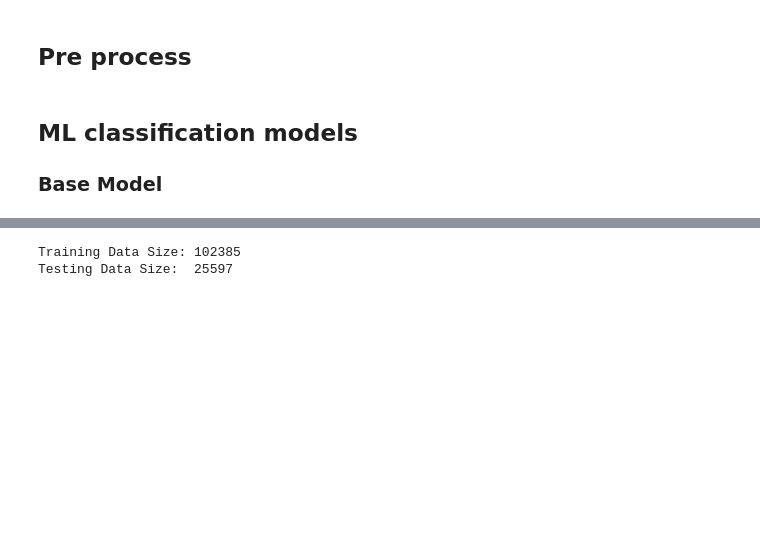
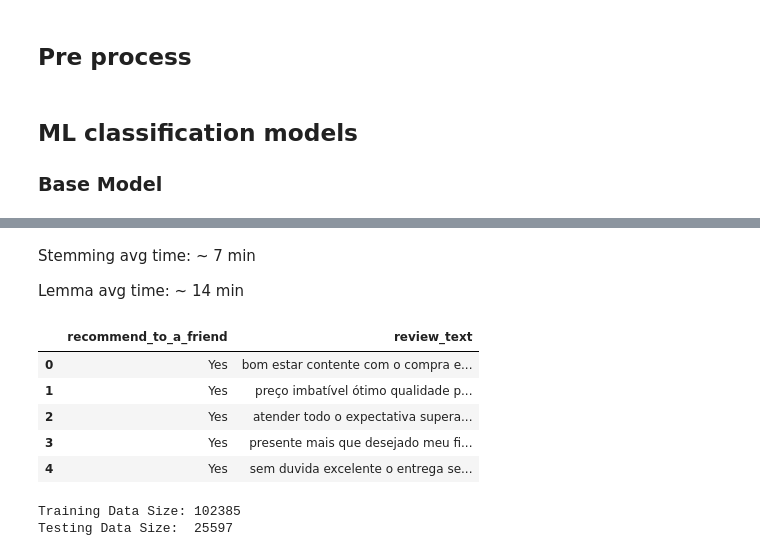
Before and after one commit to gabrielhazeredo/nlp-test-neoway, a Jupyter notebook: analysis/notebooks/modelling.ipynb, the cells around one changed output, grey strips where cells are left out. Saved outputs shown, nothing was run; the diff lists cells and outputs as text; code cells hidden in the pictures; blank space fills up the shorter version.

```diff
--- a/analysis/notebooks/modelling.ipynb
+++ b/analysis/notebooks/modelling.ipynb
@@ -14,8 +14,8 @@ nltk.download('rslp')
 from nltk.corpus import stopwords
 from nltk.stem import RSLPStemmer
 import re
-# import spacy
-# nlp = spacy.load('en_core_web_sm')
+import spacy
+nlp = spacy.load('pt_core_news_lg')
 
 # Modelling
 from sklearn.model_selection import train_test_split
@@ -24,7 +24,7 @@ from sklearn.preprocessing import FunctionTransformer
 from sklearn import metrics
 from sklearn.model_selection import GridSearchCV
 from sklearn.svm import LinearSVC
-from sklearn.linear_model import LogisticRegression
+from sklearn.linear_model import LogisticRegression, SGDClassifier
 from sklearn.ensemble import RandomForestClassifier
 from sklearn.neural_network import MLPClassifier
 from sklearn.naive_bayes import MultinomialNB
@@ -34,6 +34,7 @@ from sklearn.naive_bayes import MultinomialNB
 from sklearn.pipeline import Pipeline
 from sklearn.compose import ColumnTransformer
 from sklearn.base import BaseEstimator, TransformerMixin
+import joblib
 # %% [output]
 [nltk_data] Downloading package stopwords to
 [nltk_data]     /home/gabriel/nltk_data...
@@ -76,11 +75,20 @@ def multiple_regex(corpus, regex_list):
 
 def stemmer(corpus):
     stemmer = RSLPStemmer()
-
+    stemmetized = []
     for sentence in corpus:
         words = [stemmer.stem(word) for word in sentence]
         sentence = ' '.join(words)
+        stemmetized.append(sentence)
     return corpus
+
+def lemmatizer(corpus):
+    lemmatized = []
+    for sentence in corpus:
+        doc = nlp(sentence)
+        lemmat = ' '.join([token.lemma_ for token in doc])
+        lemmatized.append(lemmat)
+    return lemmatized
 
 def data_cleaning(df):
     df = df.copy()
@@ -96,7 +104,7 @@ def data_cleaning(df):
     # Noise removal
     regex_list = [r'www\S+', r'http\S+', r'@\S+', r'#\S+', r'[0-9]+', r'\W', r'\s+', r'[ \t]+$']
     df['review_text'] = multiple_regex(df['review_text'], regex_list)
-    df['review_text'] = stemmer(df['review_text'])
+    df['review_text'] = lemmatizer(df['review_text'])
 
     return df
 # %% [markdown]
@@ -117,3 +126,17 @@ Wall time: 8min 3s
+# %% [markdown]
+Stemming avg time: ~ 7 min
+
+Lemma avg time: ~ 14 min
+# %%
+# df_ml.to_csv('../data/clean/lemma.csv') # type: ignore
+df_ml.head(5)
+# %% [output]
+|  | recommend_to_a_friend | review_text |
+| 0 | Yes | bom estar contente com o compra e... |
+| 1 | Yes | preço imbatível ótimo qualidade p... |
+| 2 | Yes | atender todo o expectativa supera... |
+| 3 | Yes | presente mais que desejado meu fi... |
+| 4 | Yes | sem duvida excelente o entrega se... |
 # %%
 X_train, X_test, y_train, y_test = train_test_split(X, y, test_size=0.2, random_state=42) # type: ignore
 print('Training Data Size:', len(X_train))
```
Also changed, not shown: parts of 24 cells of this notebook, 1 other file.
